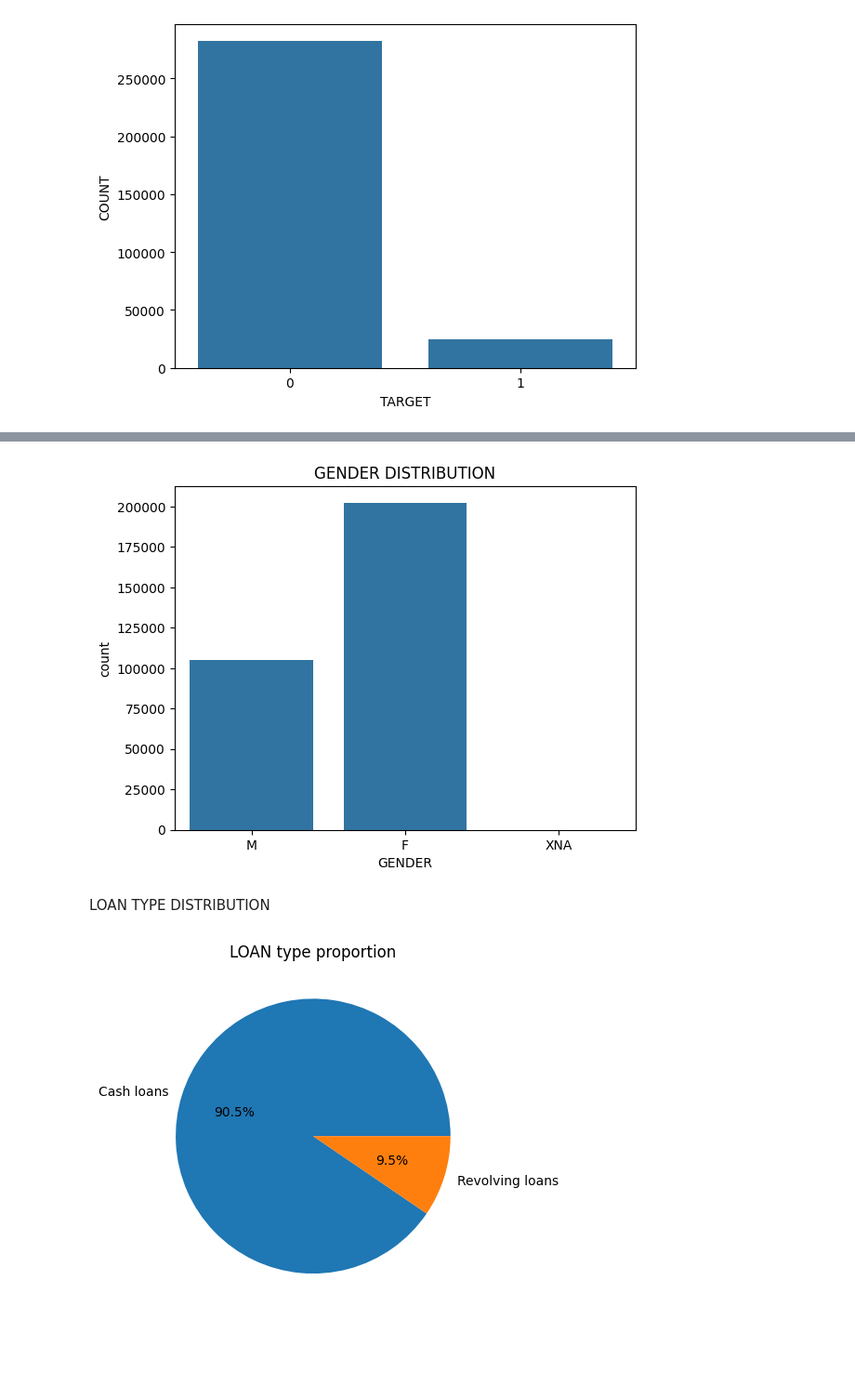
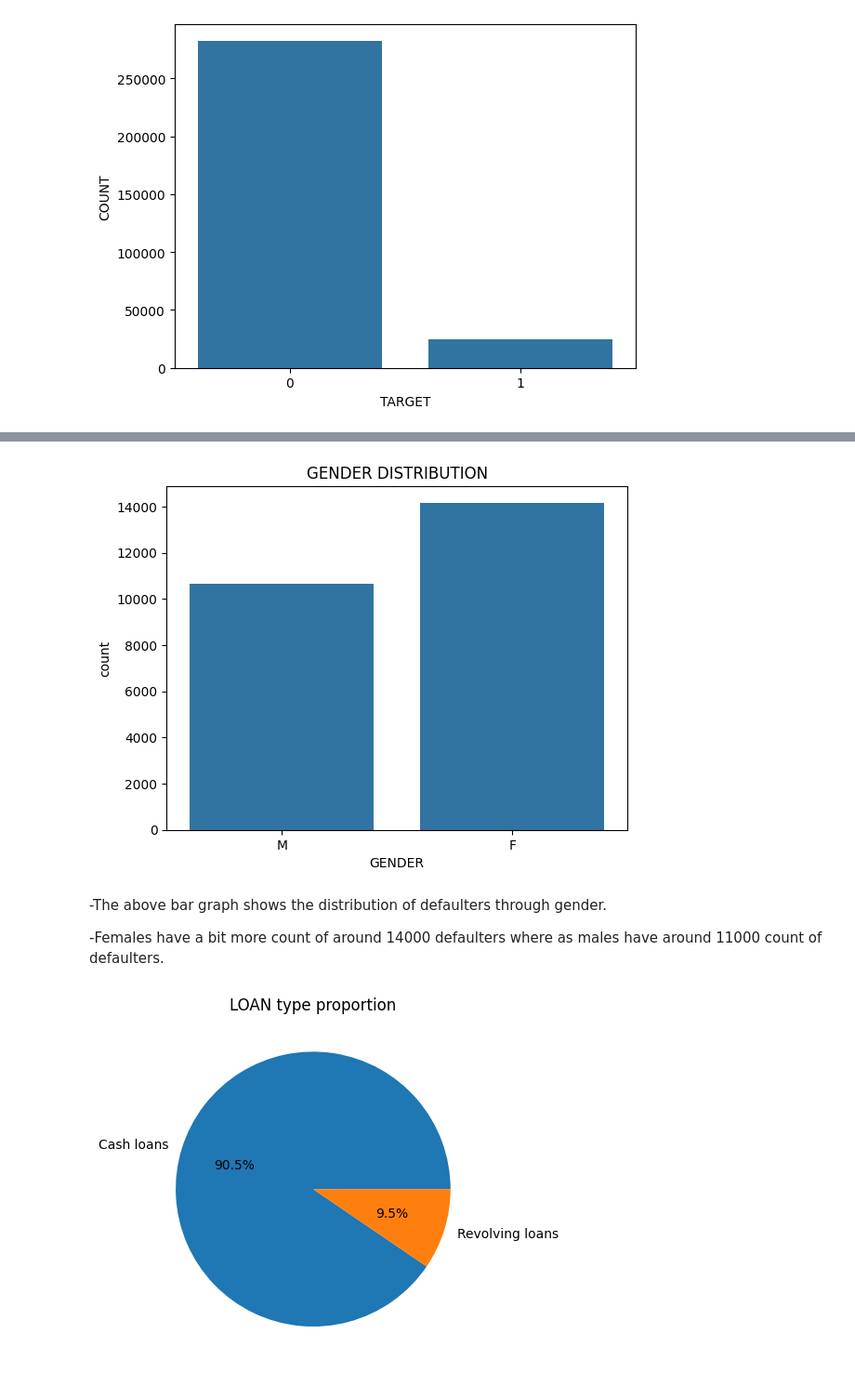
Before and after one commit to atharva3428/home-credit-analysis, a Jupyter notebook: analysis.ipynb, the cells around one changed output, grey strips where cells are left out. Shown at 93% size. Drawn from its saved outputs; the diff is of its cells as text; code cells hidden in the pictures; blank space fills up the shorter version.

```diff
--- a/analysis.ipynb
+++ b/analysis.ipynb
@@ -167,12 +200,14 @@ GENDER DISTRIBUTION
 # %%
-sns.countplot(x='CODE_GENDER', data=df)
+sns.countplot(x='CODE_GENDER', data=df[df['TARGET']== 1])
 plt.title('GENDER DISTRIBUTION')
 plt.xlabel('GENDER')
 plt.show()
 # %% [output]
-[figure, old version]
+[figure, new version]
-# %% [markdown]
-LOAN TYPE DISTRIBUTION
+# %% [markdown]
+-The above bar graph shows the distribution of defaulters through gender.
+
+-Females have a bit more count of around 14000 defaulters where as males have around 11000 count of defaulters.
 # %%
 df['NAME_CONTRACT_TYPE'].value_counts().plot.pie(autopct='%1.1f%%')
 plt.title('LOAN type proportion')
```
Also changed, not shown: parts of 45 cells of this notebook.
